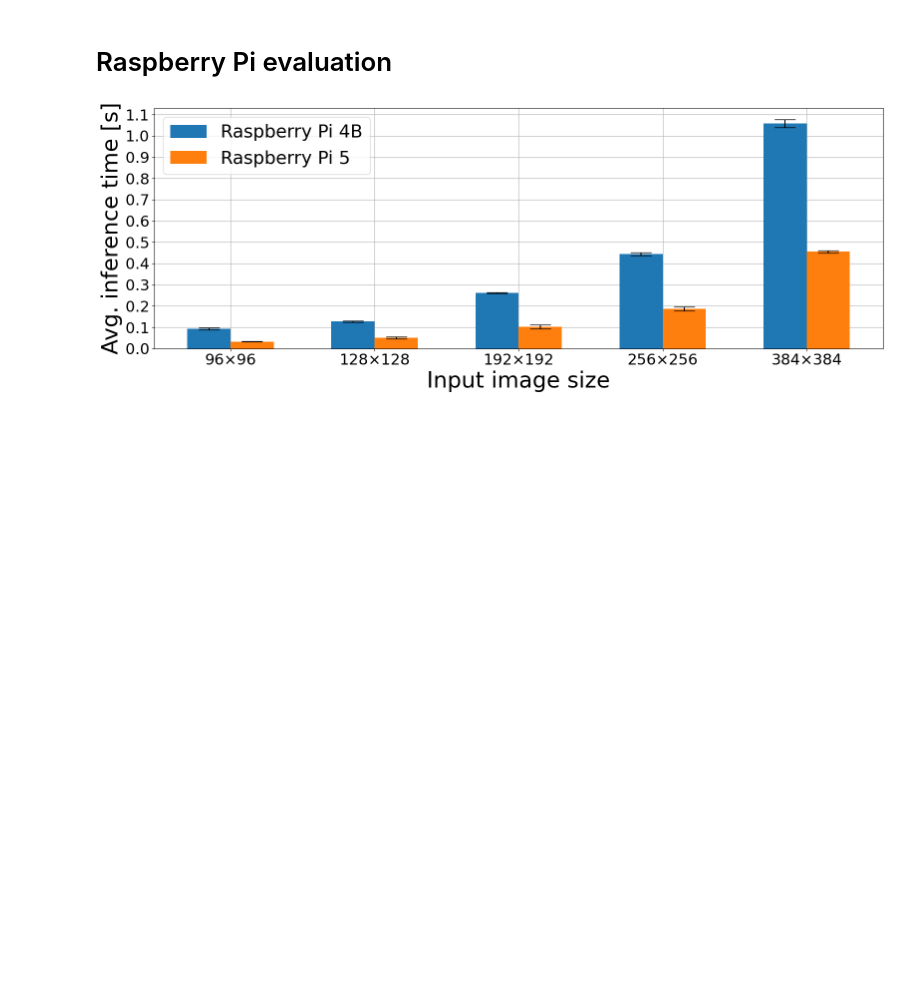
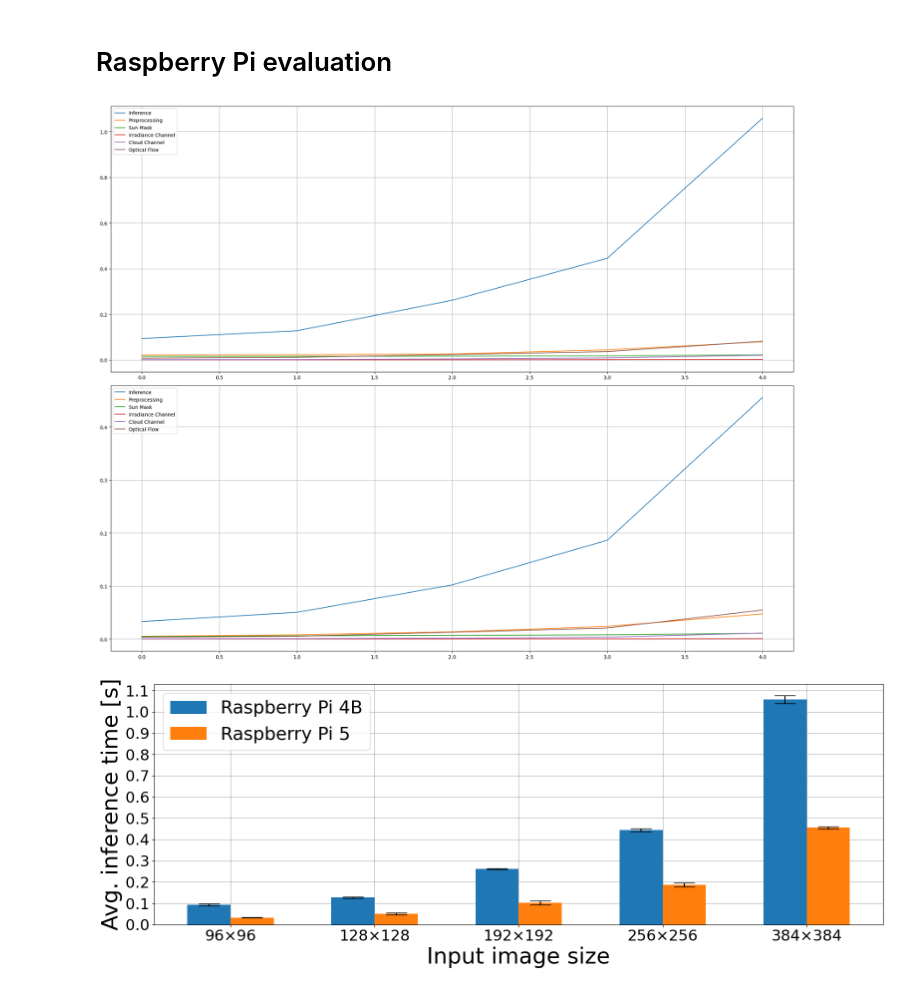
Before and after one commit to PUTvision/solar-irradiance, a Jupyter notebook: notebooks/article_graphic.ipynb, the cells around one changed output. Saved outputs shown, nothing was run; the diff lists cells and outputs as text; code cells hidden in the pictures; blank space fills up the shorter version.

```diff
--- a/notebooks/article_graphic.ipynb
+++ b/notebooks/article_graphic.ipynb
@@ -117,6 +117,25 @@ rpi_4B_optical_flow = [0.0070, 0.0106, 0.0228, 0.0360, 0.0809]
 rpi_4B_optical_flow_std = [0.0028, 0.0006, 0.0012, 0.0022, 0.0041]
 rpi_5_optical_flow = [0.0034, 0.0053, 0.0128, 0.0209, 0.0546]
 rpi_5_optical_flow_std = [0.0032, 0.0008, 0.0013, 0.0015, 0.0027]
+# %%
+fig, ax = plt.subplots(2, 1, figsize=(20, 16))
+
+labels = ['Inference', 'Preprocessing', 'Sun Mask', 'Irradiance Channel', 'Cloud Channel', 'Optical Flow']
+
+for idx, d in enumerate([rpi_4B_inference, rpi_4B_preprocessing, rpi_4B_sun_mask, rpi_4B_irradiance_channel, rpi_4B_cloud_channel, rpi_4B_optical_flow]):
+    ax[0].plot(d, label=labels[idx])
+
+for idx, d in enumerate([rpi_5_inference, rpi_5_preprocessing, rpi_5_sun_mask, rpi_5_irradiance_channel, rpi_5_cloud_channel, rpi_5_optical_flow]):
+    ax[1].plot(d, label=labels[idx])
+
+# ax.plot([n * np.log10(n) for n in [1, 2, 3, 4]], label='n*logn')
+for idx in range(2):
+    ax[idx].legend()
+    ax[idx].grid(True)
+
+plt.tight_layout()
+# %% [output]
+[figure, added]
 # %%
 fig, ax = plt.subplots(1, 1, figsize=(16, 6))
 
```
Also changed, not shown: parts of 2 cells of this notebook.
